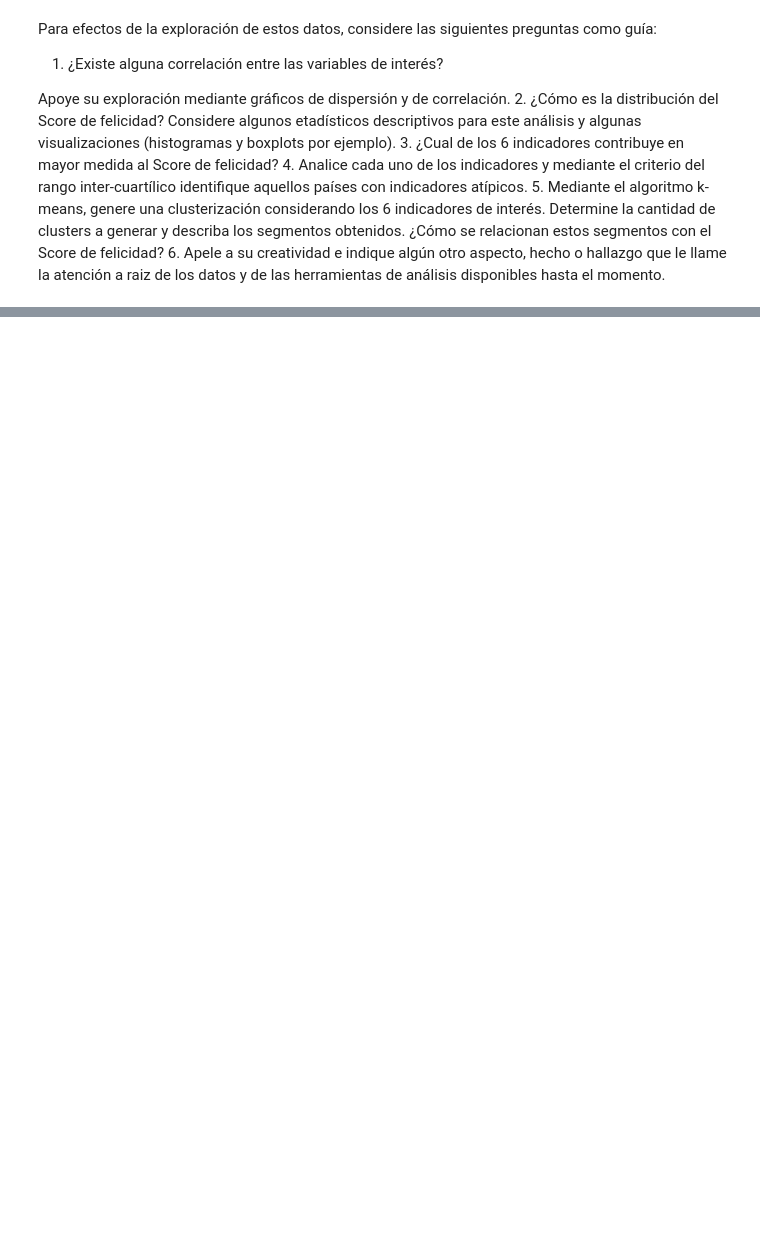
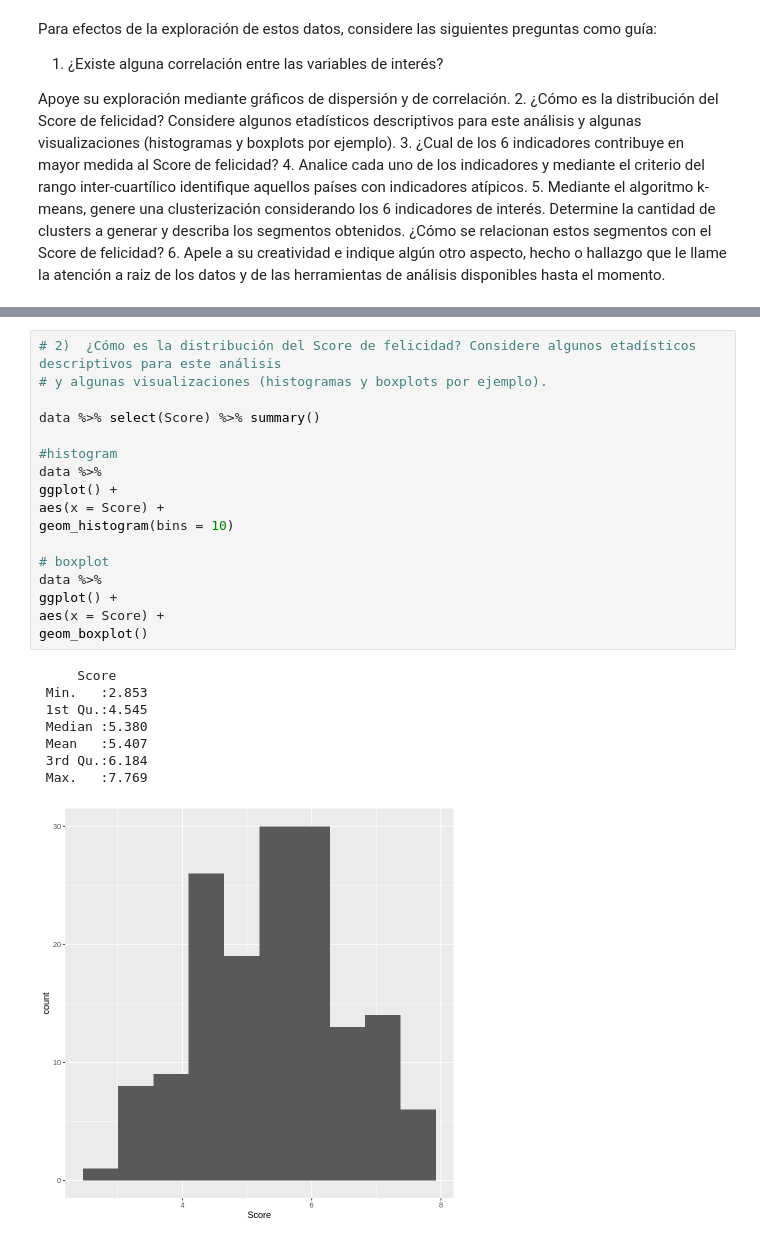
Before and after one commit to rodrigo-coco-espinoza/Introduccion_a_ciencia_de_datos_R_v2, a Jupyter notebook: Ayudantías/A5/A5_desarrollo.ipynb, the cells around one changed output, grey strips where cells are left out. Drawn from its saved outputs; the diff is of its cells as text; blank space fills up the shorter version.

```diff
--- a/Ayudantías/A5/A5_desarrollo.ipynb
+++ b/Ayudantías/A5/A5_desarrollo.ipynb
@@ -280,0 +543,26 @@ Para efectos de la exploración de estos datos, considere las siguientes pregunt
+# %%
+# 2)  ¿Cómo es la distribución del Score de felicidad? Considere algunos etadísticos descriptivos para este análisis
+# y algunas visualizaciones (histogramas y boxplots por ejemplo).
+
+data %>% select(Score) %>% summary()
+
+#histogram
+data %>%
+ggplot() +
+aes(x = Score) +
+geom_histogram(bins = 10)
+
+# boxplot
+data %>%
+ggplot() +
+aes(x = Score) +
+geom_boxplot()
+# %% [output]
+     Score
+ Min.   :2.853
+ 1st Qu.:4.545
+ Median :5.380
+ Mean   :5.407
+ 3rd Qu.:6.184
+ Max.   :7.769
+[figure, added]
```
Also changed, not shown: parts of 21 cells of this notebook.
